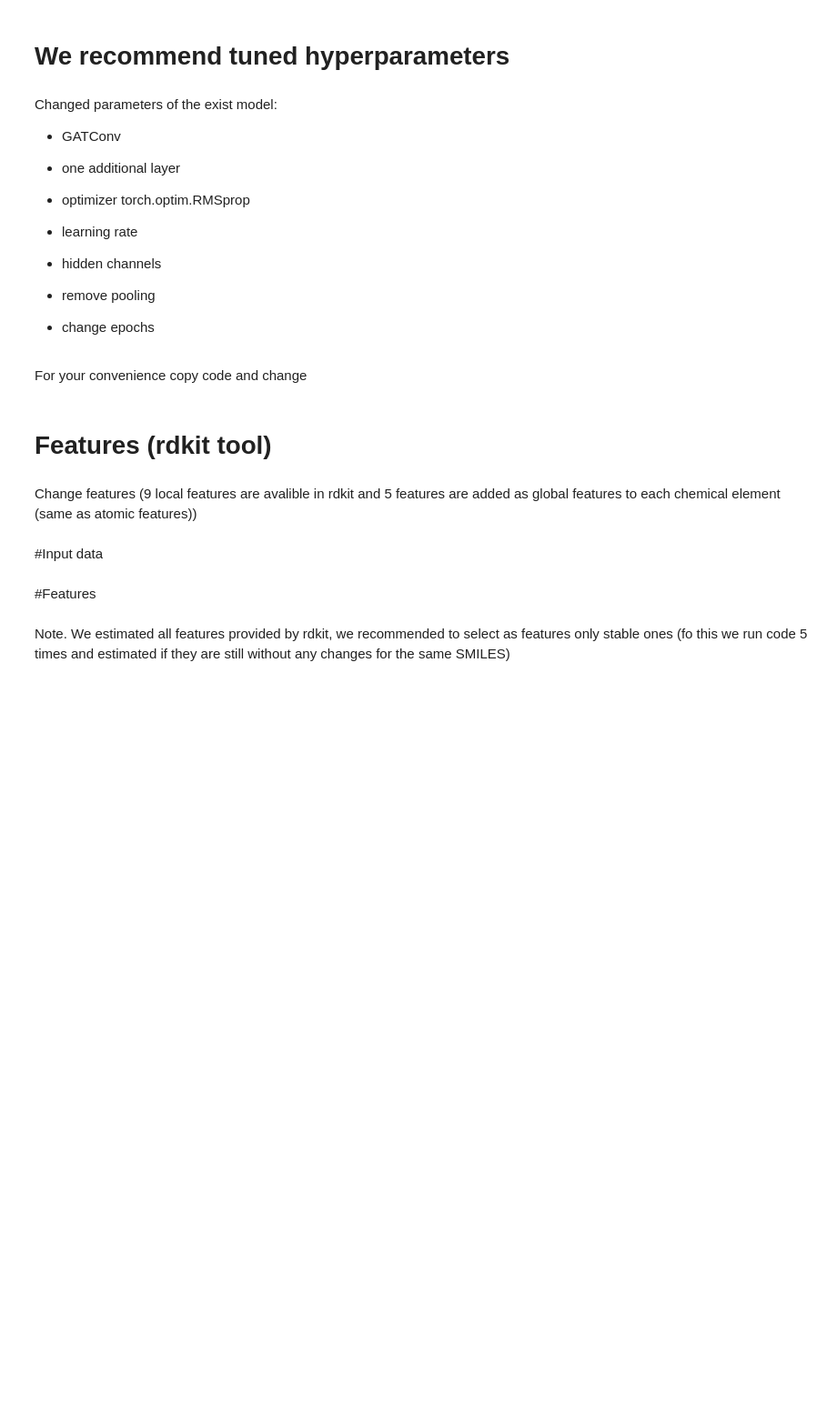
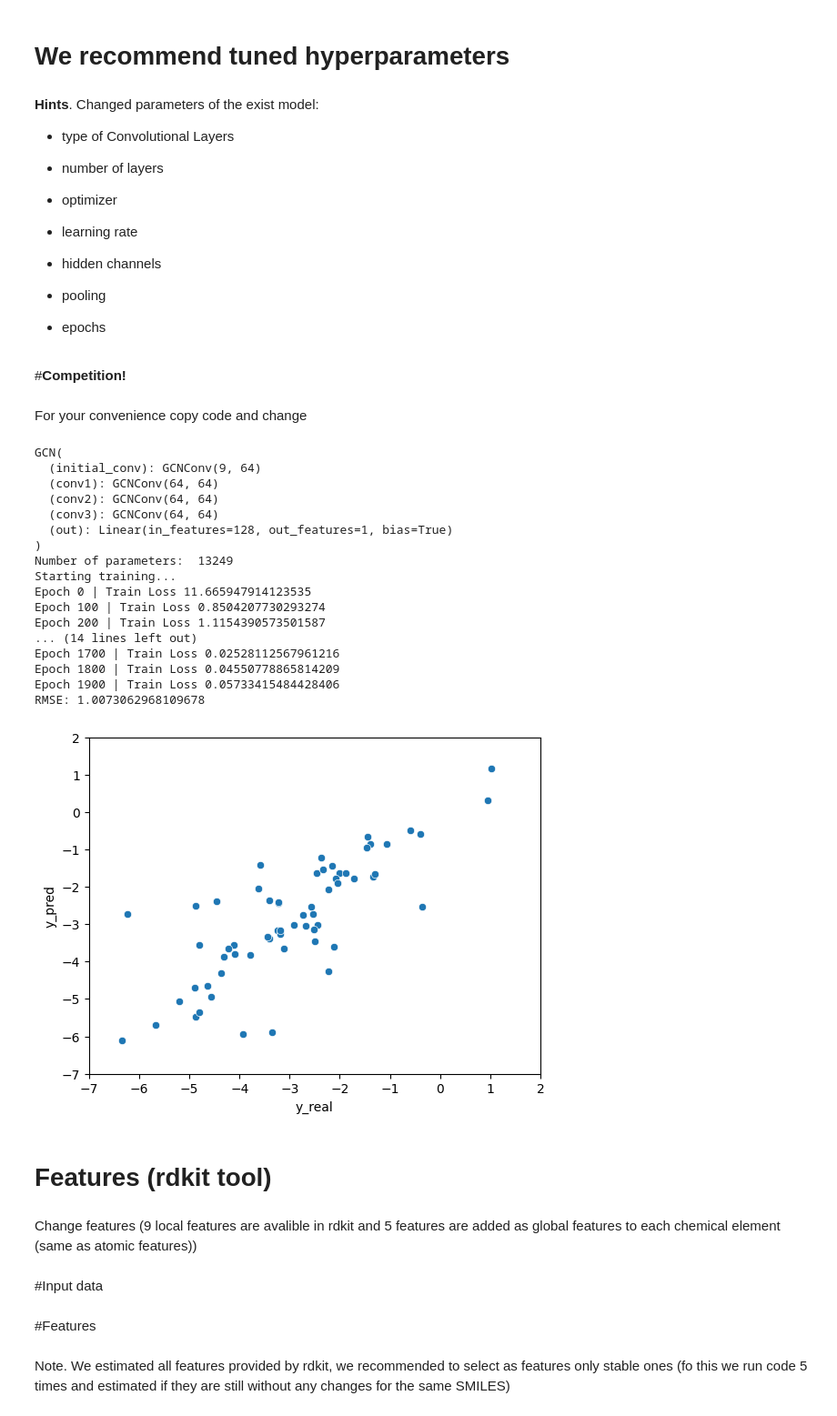
Before and after one commit to TLutchyn/Molecules-tutorial, a Jupyter notebook: LOG_meetup_tutorial_GNN_molecules.ipynb, the cells around one changed output. Shown: that part at 91% size. Drawn from its saved outputs; the diff is of its cells as text; code cells hidden in the pictures; blank space fills up the shorter version.

```diff
--- a/LOG_meetup_tutorial_GNN_molecules.ipynb
+++ b/LOG_meetup_tutorial_GNN_molecules.ipynb
@@ -278,25 +567,28 @@ RMSE: 1.0470363272377388
 # %% [markdown]
 # We recommend tuned hyperparameters
 # %% [markdown]
-Changed parameters of the exist model:
+**Hints**. Changed parameters of the exist model:
 
-- GATConv
+- type of Convolutional Layers
 
-- one additional layer
+- number of layers
 
-- optimizer torch.optim.RMSprop
+- optimizer
 
 - learning rate
 
 - hidden channels
 
-- remove pooling
+- pooling
 
-- change epochs
+- epochs
+# %% [markdown]
+#**Competition!**
 # %% [markdown]
 For your convenience copy code and change
 # %%
 embedding_size = 64
+data=dataset
 
 class GCN(torch.nn.Module):
     def __init__(self):
@@ -305,7 +597,7 @@ class GCN(torch.nn.Module):
         torch.manual_seed(42)
 
         # GCN layers
-        self.initial_conv = GCNConv(data.num_features, embedding_size)
+        self.initial_conv = GCNConv(len(data.x[0]), embedding_size)
         self.conv1 = GCNConv(embedding_size, embedding_size)
         self.conv2 = GCNConv(embedding_size, embedding_size)
         self.conv3 = GCNConv(embedding_size, embedding_size)
@@ -381,38 +673,53 @@ for epoch in range(2000):
     if epoch % 100 == 0:
       print(f"Epoch {epoch} | Train Loss {loss}")
 
-import pandas as pd
-
 # Analyze the results for one batch
 test_batch = next(iter(test_loader))
 with torch.no_grad():
     test_batch.to(device)
     pred, embed = model(test_batch.x.float(), test_batch.edge_index, test_batch.batch)
     df = pd.DataFrame()
     df["y_real"] = test_batch.y.tolist()
     df["y_pred"] = pred.tolist()
 df["y_real"] = df["y_real"].apply(lambda row: row[0])
 df["y_pred"] = df["y_pred"].apply(lambda row: row[0])
 
 plt = sns.scatterplot(data=df, x="y_real", y="y_pred")
 plt.set(xlim=(-7, 2))
 plt.set(ylim=(-7, 2))
 plt
 
-import numpy as np
-
 y_true=list(df["y_real"])
 y_pred=list(df["y_pred"])
 
 # Function to calculate RMSE
 def calculate_rmse(y_true, y_pred):
     return np.sqrt(np.mean((y_true - y_pred) ** 2))
 
 # Calculate RMSE
 rmse = calculate_rmse(np.array(y_true), np.array(y_pred))
 
 # Print RMSE
 print(f"RMSE: {rmse}")
+# %% [output]
+GCN(
+  (initial_conv): GCNConv(9, 64)
+  (conv1): GCNConv(64, 64)
+  (conv2): GCNConv(64, 64)
+  (conv3): GCNConv(64, 64)
+  (out): Linear(in_features=128, out_features=1, bias=True)
+)
+Number of parameters:  13249
+Starting training...
+Epoch 0 | Train Loss 11.665947914123535
+Epoch 100 | Train Loss 0.8504207730293274
+Epoch 200 | Train Loss 1.1154390573501587
+... (14 lines left out)
+Epoch 1700 | Train Loss 0.02528112567961216
+Epoch 1800 | Train Loss 0.04550778865814209
+Epoch 1900 | Train Loss 0.05733415484428406
+RMSE: 1.0073062968109678
+[figure, added]
 # %% [markdown]
 # Features (rdkit tool)
 # %% [markdown]
```
Also changed, not shown: parts of 52 cells of this notebook.
